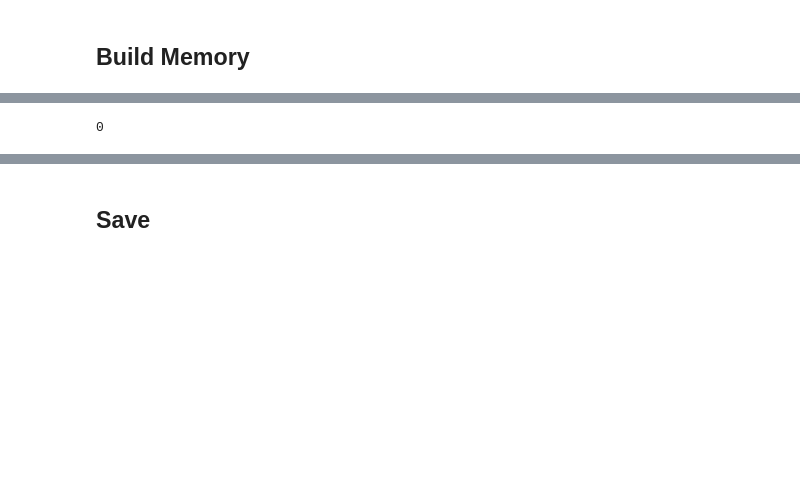
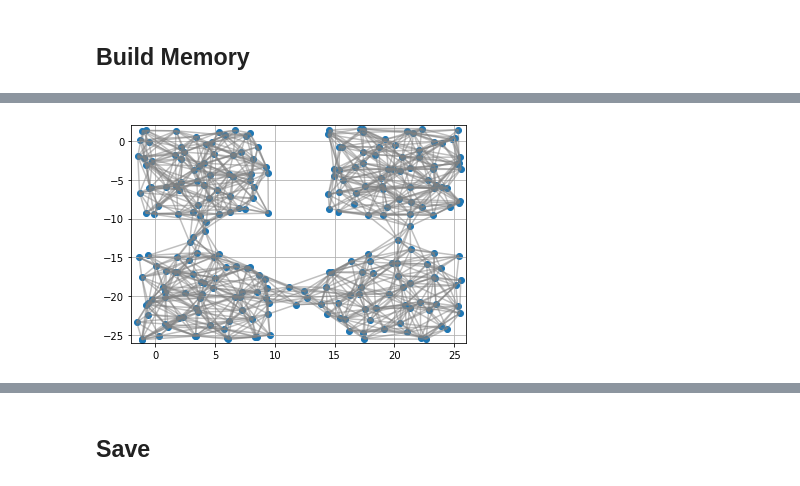
Before and after one commit to facebookresearch/go-fresh, a Jupyter notebook: notebooks/train_rnet-maze.ipynb, the cells around one changed output, grey strips where cells are left out. Drawn from its saved outputs; the diff is of its cells as text; code cells hidden in the pictures; blank space fills up the shorter version.

```diff
--- a/notebooks/train_rnet-maze.ipynb
+++ b/notebooks/train_rnet-maze.ipynb
@@ -173,7 +195,7 @@ fig = env.plot_graph(memory)
-# %%
-memory.adj_matrix.sum()
-# %% [output]
-0
+# %%
+fig = env.plot_graph(memory)
+# %% [output]
+[figure, added]
 # %%
 fig = env.plot_graph_dist(memory)
 # %% [output]
```
Also changed, not shown: parts of 12 cells of this notebook, 3 other files.
